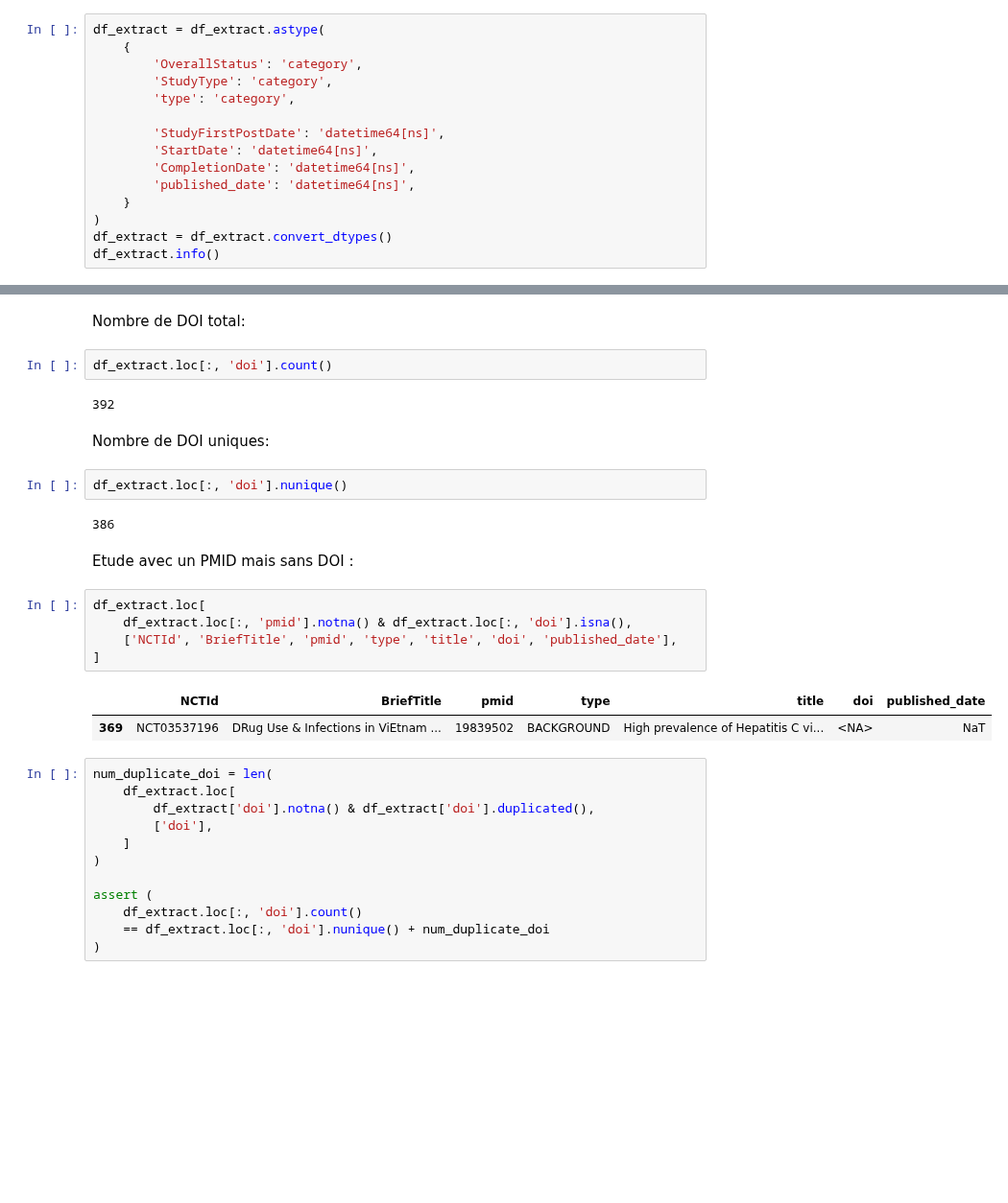
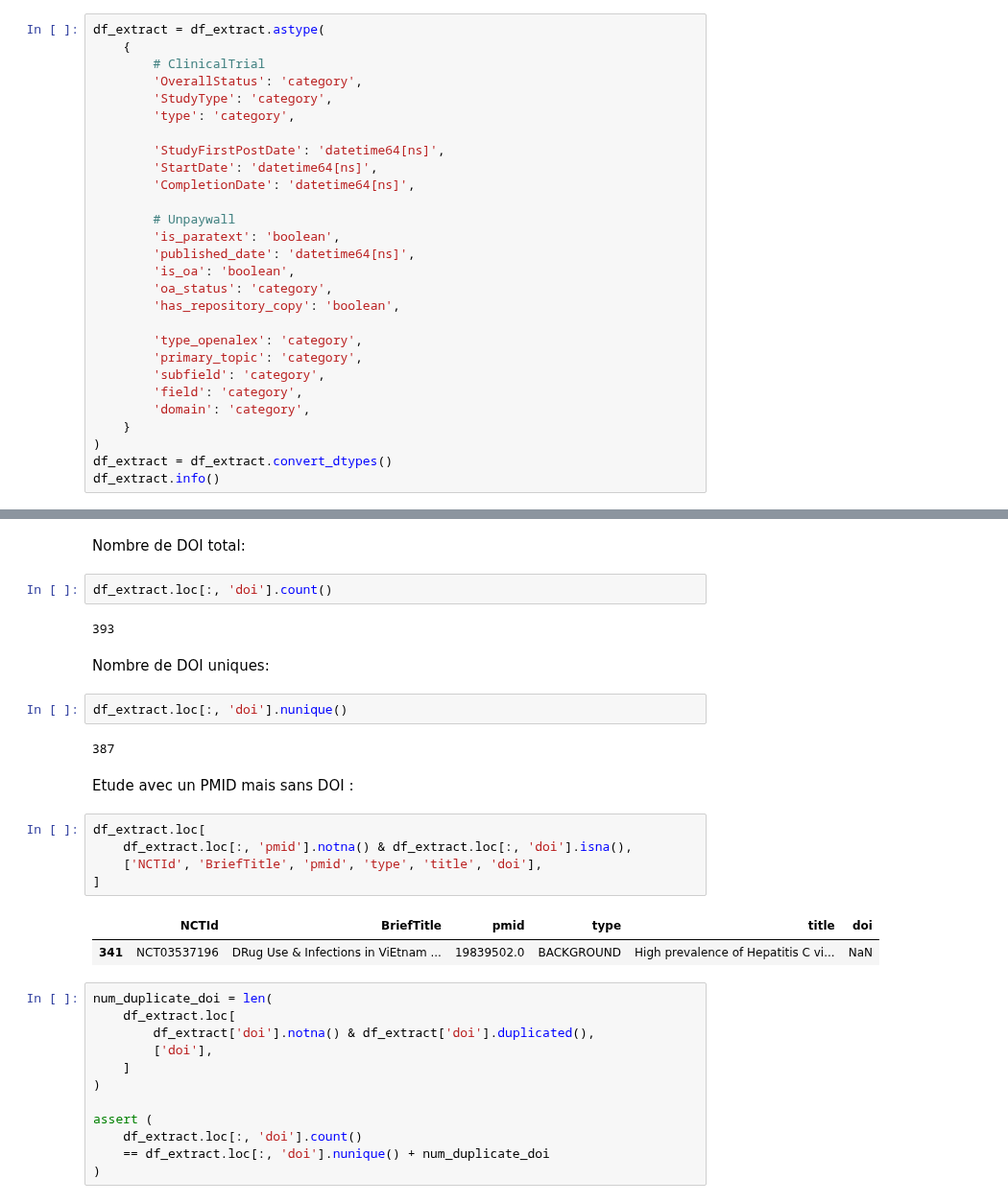
Before and after one commit to Inserm-IST/BSO-Inserm-Sante, a Jupyter notebook: 02_traitement_donnees_sante.ipynb, the cells around one changed output, grey strips where cells are left out. Shown at 96% size. Saved outputs shown, nothing was run; the diff lists cells and outputs as text; blank space fills up the shorter version.

```diff
--- a/02_traitement_donnees_sante.ipynb
+++ b/02_traitement_donnees_sante.ipynb
@@ -33,6 +33,7 @@ df_extract = pd.read_csv('Data/outputs/df_extract.csv', sep=';', encoding='utf-8
 # %%
 df_extract = df_extract.astype(
     {
+        # ClinicalTrial
         'OverallStatus': 'category',
         'StudyType': 'category',
         'type': 'category',
@@ -40,7 +41,19 @@ df_extract = df_extract.astype(
         'StudyFirstPostDate': 'datetime64[ns]',
         'StartDate': 'datetime64[ns]',
         'CompletionDate': 'datetime64[ns]',
+
+        # Unpaywall
+        'is_paratext': 'boolean',
         'published_date': 'datetime64[ns]',
+        'is_oa': 'boolean',
+        'oa_status': 'category',
+        'has_repository_copy': 'boolean',
+
+        'type_openalex': 'category',
+        'primary_topic': 'category',
+        'subfield': 'category',
+        'field': 'category',
+        'domain': 'category',
     }
 )
 df_extract = df_extract.convert_dtypes()
@@ -141,23 +154,23 @@ Nombre de DOI total:
 # %%
 df_extract.loc[:, 'doi'].count()
 # %% [output]
-392
+393
 # %% [markdown]
 Nombre de DOI uniques:
 # %%
 df_extract.loc[:, 'doi'].nunique()
 # %% [output]
-386
+387
 # %% [markdown]
 Etude avec un PMID mais sans DOI :
 # %%
 df_extract.loc[
     df_extract.loc[:, 'pmid'].notna() & df_extract.loc[:, 'doi'].isna(),
-    ['NCTId', 'BriefTitle', 'pmid', 'type', 'title', 'doi', 'published_date'],
+    ['NCTId', 'BriefTitle', 'pmid', 'type', 'title', 'doi'],
 ]
 # %% [output]
-|  | NCTId | BriefTitle | pmid | type | title | doi | published_date |
-| 369 | NCT03537196 | DRug Use & Infections in ViEtnam ... | 19839502 | BACKGROUND | High prevalence of Hepatitis C vi... | <NA> | NaT |
+|  | NCTId | BriefTitle | pmid | type | title | doi |
+| 341 | NCT03537196 | DRug Use & Infections in ViEtnam ... | 19839502.0 | BACKGROUND | High prevalence of Hepatitis C vi... | NaN |
 # %%
 num_duplicate_doi = len(
     df_extract.loc[
```
Also changed, not shown: parts of 65 cells of this notebook.
